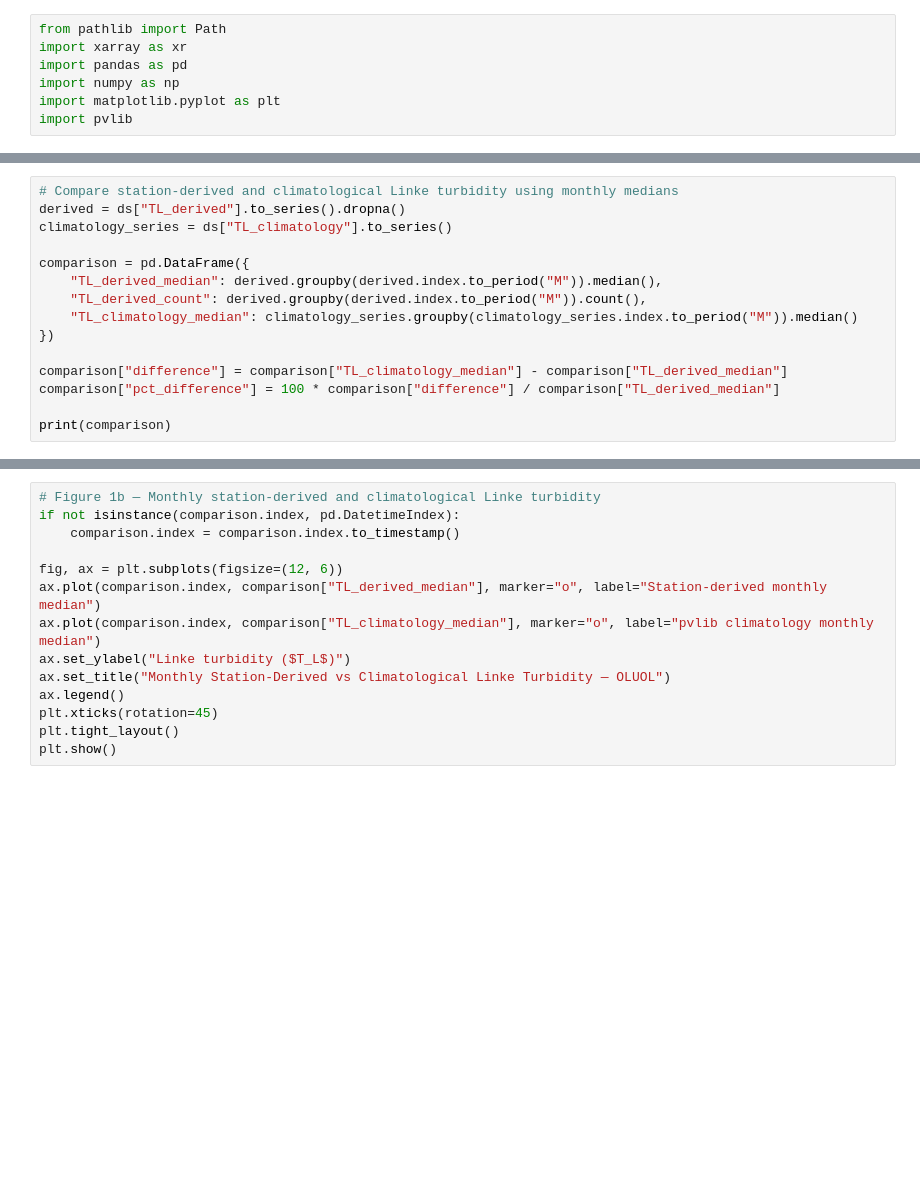
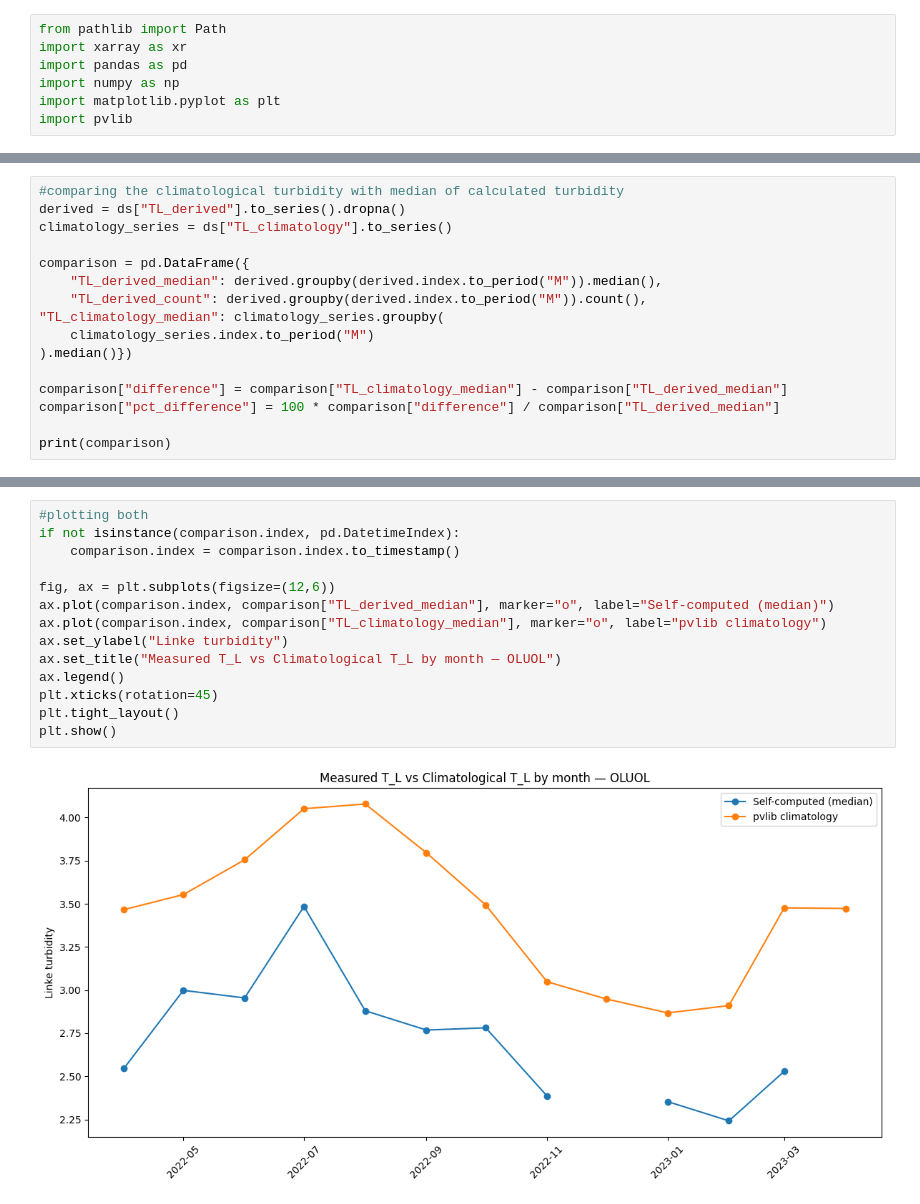
Before and after one commit to Sukumrn/linke-turbidity-validation, a Jupyter notebook: notebooks/01_linke_turbidity_exploratory.ipynb, the cells around one changed output, grey strips where cells are left out. Saved outputs shown, nothing was run; the diff lists cells and outputs as text; blank space fills up the shorter version.

```diff
--- a/notebooks/01_linke_turbidity_exploratory.ipynb
+++ b/notebooks/01_linke_turbidity_exploratory.ipynb
@@ -182,13 +298,14 @@ print(ds["TL_climatology"].to_series().resample("MS").mean())
 # %%
-# Compare station-derived and climatological Linke turbidity using monthly medians
+#comparing the climatological turbidity with median of calculated turbidity
 derived = ds["TL_derived"].to_series().dropna()
 climatology_series = ds["TL_climatology"].to_series()
 
 comparison = pd.DataFrame({
     "TL_derived_median": derived.groupby(derived.index.to_period("M")).median(),
     "TL_derived_count": derived.groupby(derived.index.to_period("M")).count(),
-    "TL_climatology_median": climatology_series.groupby(climatology_series.index.to_period("M")).median()
-})
+"TL_climatology_median": climatology_series.groupby(
+    climatology_series.index.to_period("M")
+).median()})
 
 comparison["difference"] = comparison["TL_climatology_median"] - comparison["TL_derived_median"]
 comparison["pct_difference"] = 100 * comparison["difference"] / comparison["TL_derived_median"]
@@ -197,17 +332,19 @@ print(comparison)
 # %%
-# Figure 1b — Monthly station-derived and climatological Linke turbidity
+#plotting both
 if not isinstance(comparison.index, pd.DatetimeIndex):
     comparison.index = comparison.index.to_timestamp()
 
-fig, ax = plt.subplots(figsize=(12, 6))
-ax.plot(comparison.index, comparison["TL_derived_median"], marker="o", label="Station-derived monthly median")
-ax.plot(comparison.index, comparison["TL_climatology_median"], marker="o", label="pvlib climatology monthly median")
-ax.set_ylabel("Linke turbidity ($T_L$)")
-ax.set_title("Monthly Station-Derived vs Climatological Linke Turbidity — OLUOL")
+fig, ax = plt.subplots(figsize=(12,6))
+ax.plot(comparison.index, comparison["TL_derived_median"], marker="o", label="Self-computed (median)")
+ax.plot(comparison.index, comparison["TL_climatology_median"], marker="o", label="pvlib climatology")
+ax.set_ylabel("Linke turbidity")
+ax.set_title("Measured T_L vs Climatological T_L by month — OLUOL")
 ax.legend()
 plt.xticks(rotation=45)
 plt.tight_layout()
 plt.show()
+# %% [output]
+[figure, added]
 # %%
 # Figure 2 — Monthly relative difference between climatology and station-derived median
 from pathlib import Path
```
Also changed, not shown: parts of 32 cells of this notebook.
